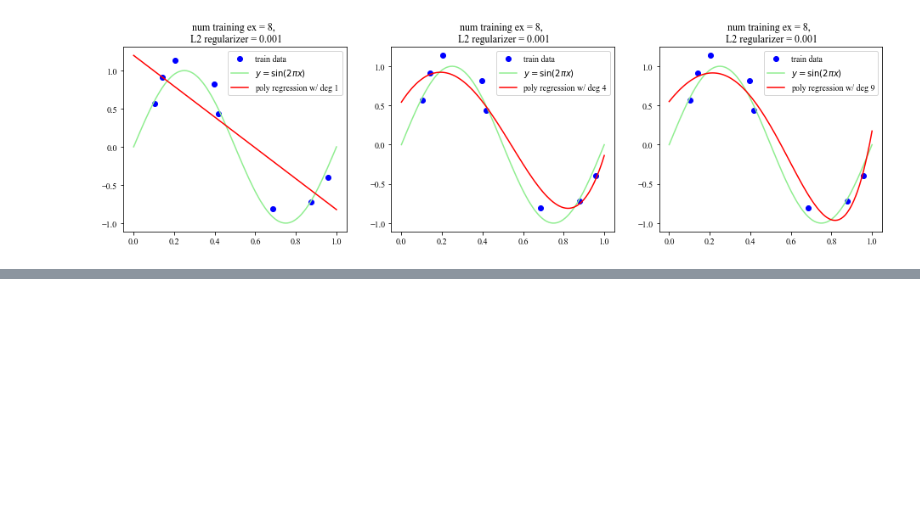
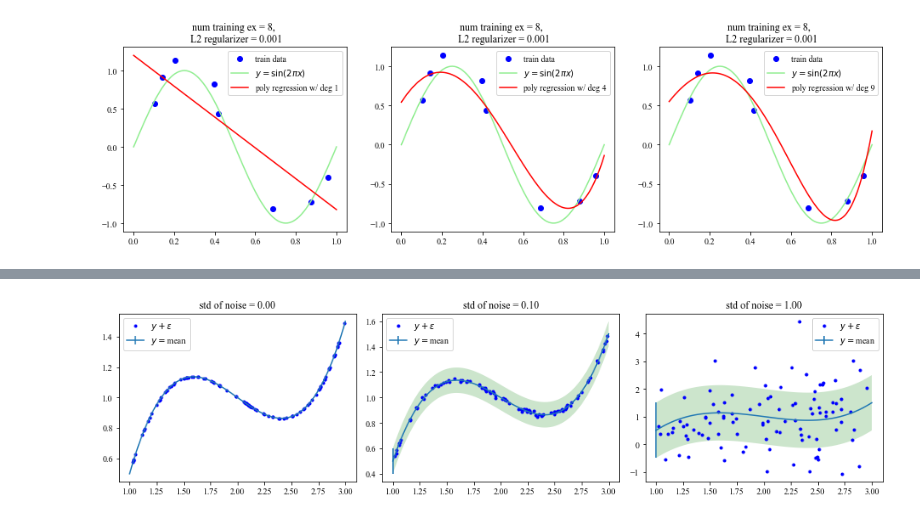
Before and after one commit to HanbaekLyu/Math156_UCLA_SP21, a Jupyter notebook: notebooks/Math156_polynomial_regression_1.ipynb, the cells around one changed output, grey strips where cells are left out. Drawn from its saved outputs; the diff is of its cells as text; code cells hidden in the pictures; blank space fills up the shorter version.

```diff
--- a/notebooks/Math156_polynomial_regression_1.ipynb
+++ b/notebooks/Math156_polynomial_regression_1.ipynb
@@ -115,0 +120,8 @@ plt.savefig('poly_error_ex_2.pdf')
+# %%
+def eval_polynomial(p,x):
+    # p = list of coefficients; p[0] = constant term
+    return sum((a*x**i for i,a in enumerate(p)))
+# %%
+def uniform(a,b):
+    # sample a uniform random variable from the interval [a,b]
+    return a + (b-a)*np.random.rand()
@@ -115,0 +135,38 @@ plt.savefig('poly_error_ex_2.pdf')
+# %%
+# Plot polynomial + Gaussian noise data
+
+np.random.seed(1)
+N = 100
+p = [-6,11.5,-6,1] # coefficients of the polynomial; p[0]=constarnt term
+
+# make plot
+sigma_list = [0, 0.1, 1]
+fig, ax = plt.subplots(nrows=1, ncols=len(sigma_list), figsize=[13,4])
+x = np.linspace(1, 3, 100)
+y = eval_polynomial(p, x)
+
+for i in np.arange(len(sigma_list)):
+    sigma = sigma_list[i]
+    x_train = []
+    y_train = []
+    x_test = []
+    y_test = []
+    for k in np.arange(N):
+        U1 = uniform(1,3)
+        e1 = np.random.normal(0,sigma**2)
+        x_train.append(U1)
+        y_train.append(eval_polynomial(p,U1)+e1)
+
+    x_train = np.asarray(x_train)
+    y_train = np.asarray(y_train)
+
+    markers, caps, bars = ax[i].errorbar(x, y, yerr=sigma, fmt='', marker=None, label="$y=$mean", errorevery=100)
+    ax[i].fill_between(x, y - sigma, y + sigma, facecolor='g', alpha=0.2)
+    ax[i].plot(x_train, y_train, '.', color='blue', label="$y+\epsilon$")
+    ax[i].title.set_text("std of noise = %.2f" % sigma)
+    ax[i].legend()
+
+plt.tight_layout(rect=[0, 0.03, 1, 0.9])
+plt.savefig('poly_noise_ex.pdf')
+# %% [output]
+[figure, added]
```
Also changed, not shown: parts of 9 cells of this notebook, 5 other files.
